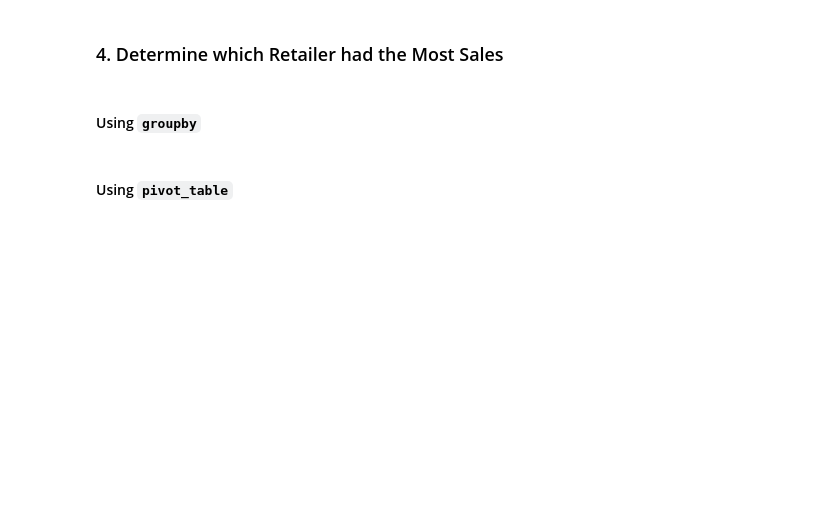
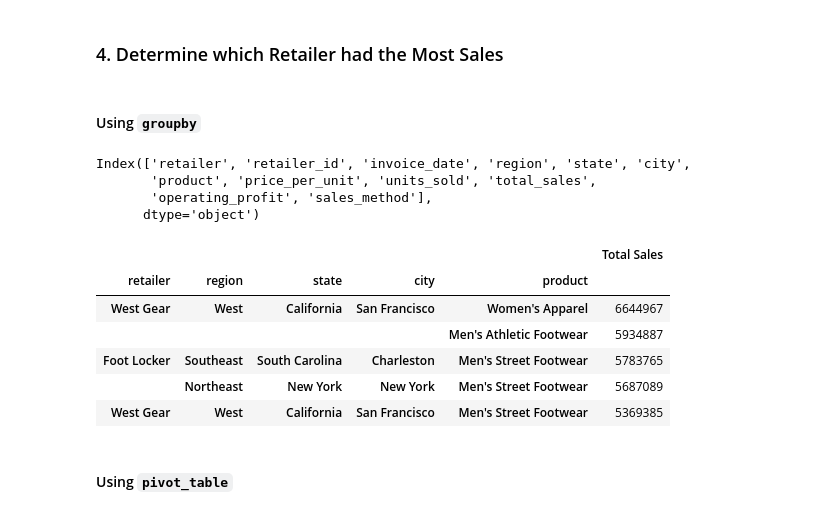
Before and after one commit to ncmoliver/athletic_sales_analysis, a Jupyter notebook: athletic_sales_analysis.ipynb, the cells around one changed output. Drawn from its saved outputs; the diff is of its cells as text; code cells hidden in the pictures; blank space fills up the shorter version.

```diff
--- a/athletic_sales_analysis.ipynb
+++ b/athletic_sales_analysis.ipynb
@@ -241,12 +247,28 @@ KeyError: 'Total Sales'
 ### 4. Determine which Retailer had the Most Sales
 # %% [markdown]
 #### Using `groupby`
+# %%
+combined_df.columns
+# %% [output]
+Index(['retailer', 'retailer_id', 'invoice_date', 'region', 'state', 'city',
+       'product', 'price_per_unit', 'units_sold', 'total_sales',
+       'operating_profit', 'sales_method'],
+      dtype='object')
 # %%
 # Show the total sales for the products sold for each retailer, region, state, and city.
 # Rename the "total_sales" column to "Total Sales"
-
-
+total_sales_retail_region = combined_df.groupby(['retailer','region', 'state', 'city','product'])[['total_sales']].sum()
+total_sales_retail_region = total_sales_retail_region.rename(columns=({'total_sales' : 'Total Sales'}))
 # Show the top 5 results.
+total_sales_retail_region.sort_values(by='Total Sales', ascending=False).head(5)
+# %% [output]
+|  |  |  |  |  | Total Sales |
+| retailer | region | state | city | product |  |
+| West Gear | West | California | San Francisco | Women's Apparel | 6644967 |
+|  |  |  |  | Men's Athletic Footwear | 5934887 |
+| Foot Locker | Southeast | South Carolina | Charleston | Men's Street Footwear | 5783765 |
+|  | Northeast | New York | New York | Men's Street Footwear | 5687089 |
+| West Gear | West | California | San Francisco | Men's Street Footwear | 5369385 |
 # %% [markdown]
 #### Using `pivot_table`
 # %%
```
Also changed, not shown: parts of 3 cells of this notebook.
